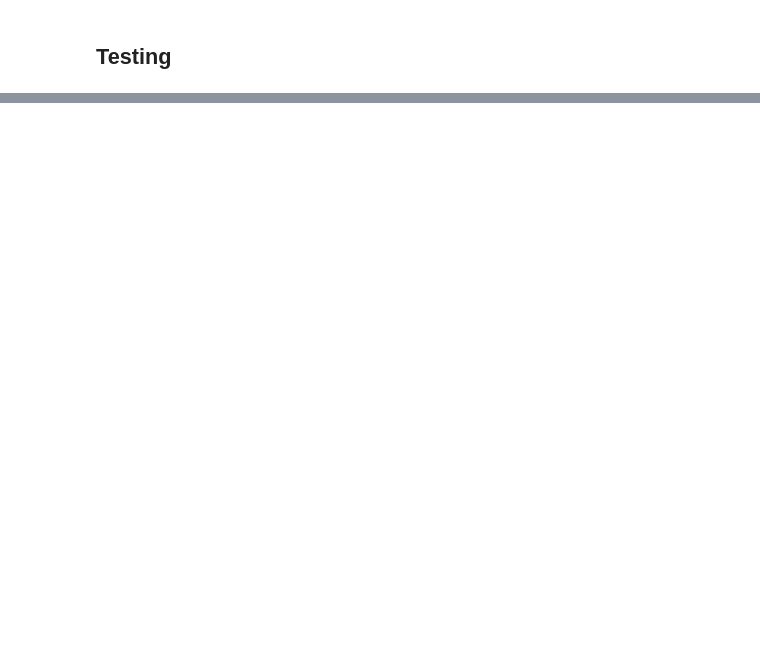
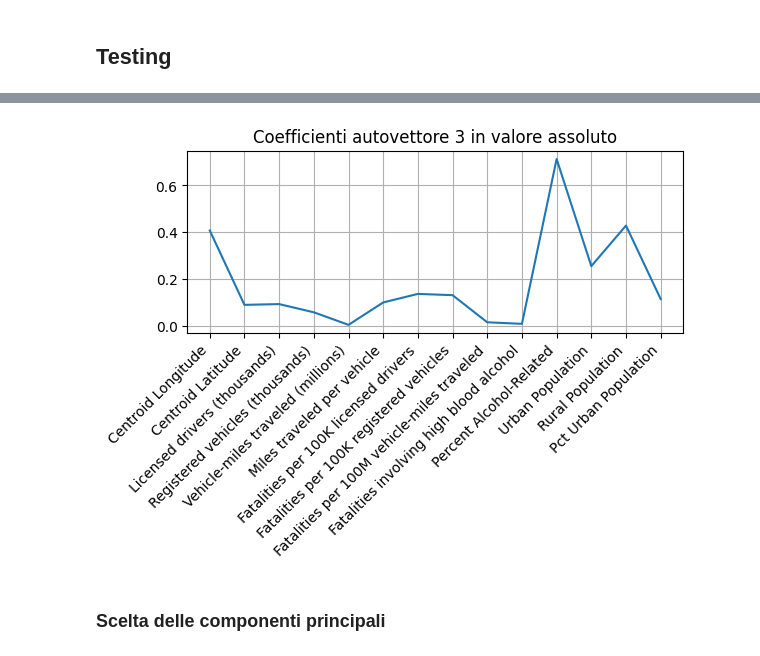
Before and after one commit to Finardi-FS/Neural-Shrimps, a Jupyter notebook: Neural_Network/NN-ex_01.ipynb, the cells around one changed output, grey strips where cells are left out. Saved outputs shown, nothing was run; the diff lists cells and outputs as text; code cells hidden in the pictures; blank space fills up the shorter version.

Commit message:
Test accidents.mat with NN

```diff
--- a/Neural_Network/NN-ex_01.ipynb
+++ b/Neural_Network/NN-ex_01.ipynb
@@ -174,0 +201,3 @@ Output corretto :  1 , Predetto :  0.9963318412739942
+# %%
+file_mat = loadmat('../Machine_Learning/accidents.mat')
+print(file_mat['datasources'])
@@ -174,0 +391,20 @@ Output corretto :  1 , Predetto :  0.9963318412739942
+# %%
+# scaler = StandardScaler()
+# scaled_data_int = scaler.fit_transform(data_int)
+
+cov_mat = np.corrcoef(data_int, rowvar=False)        # Calcola matrice correlazione di Pearson tra le features  (check rowvar)
+eig_val, eig_vec = np.linalg.eig(cov_mat)            # Calcola autovettori e autovalori matrice covarianza
+sorted_idcs = np.argsort(eig_val)[::-1]
+
+eig_val = eig_val[sorted_idcs]
+eig_vec = eig_vec[:,sorted_idcs]
+sorted_features = list(np.array(features)[sorted_idcs])
+sorted_data_int = data_int[:,sorted_idcs]           # Dataset ordinato in ordine decrescente rispetto agli autovalori
+sorted_data_ext = data_ext[:,sorted_idcs]
+pd.options.display.float_format = '{:,.3e}'.format
+jp('## Correlation Matrix:')
+jp(pd.DataFrame(cov_mat))
+jp('## Eigenvectors:')
+jp(pd.DataFrame(eig_vec, columns = ['v'+str(i) for i in range(len(eig_vec))]))
+jp('## Eigenvalues:')
+jp(pd.DataFrame(eig_val.reshape(1, -1), index = ['λ'], columns = ['λ'+str(i) for i in range(len(eig_val))]))
@@ -174,0 +489,15 @@ Output corretto :  1 , Predetto :  0.9963318412739942
+# %%
+# Visualizza autovettore
+vec_index = 3
+
+plt.figure()
+plt.subplots_adjust(bottom=0.5)
+plt.title(f'Coefficienti autovettore {vec_index} in valore assoluto')
+plt.xticks(range(0,len(eig_vec)), features, rotation=45, ha='right')
+plt.plot(np.abs(eig_vec[vec_index]))
+plt.grid()
+plt.show()
+# %% [output]
+[figure, added]
+# %% [markdown]
+### Scelta delle componenti principali
```
Also changed, not shown: parts of 29 cells of this notebook, 4 other files.
